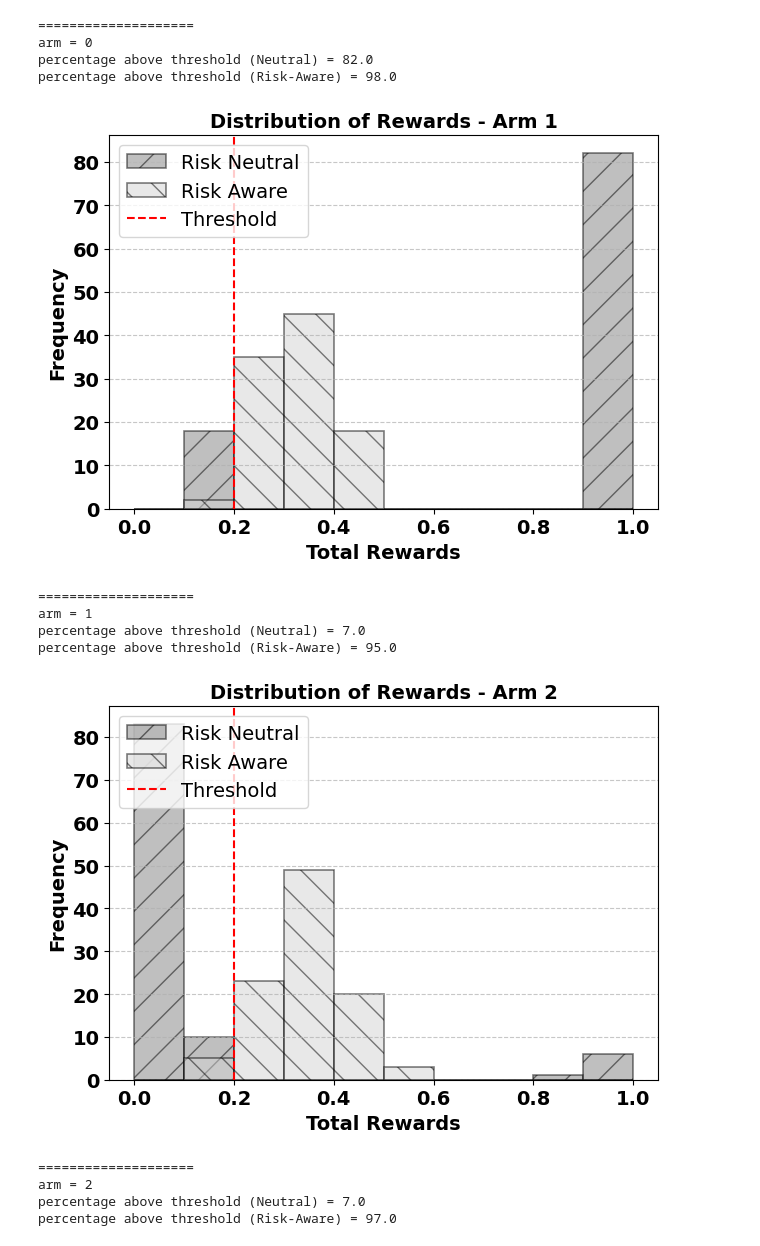
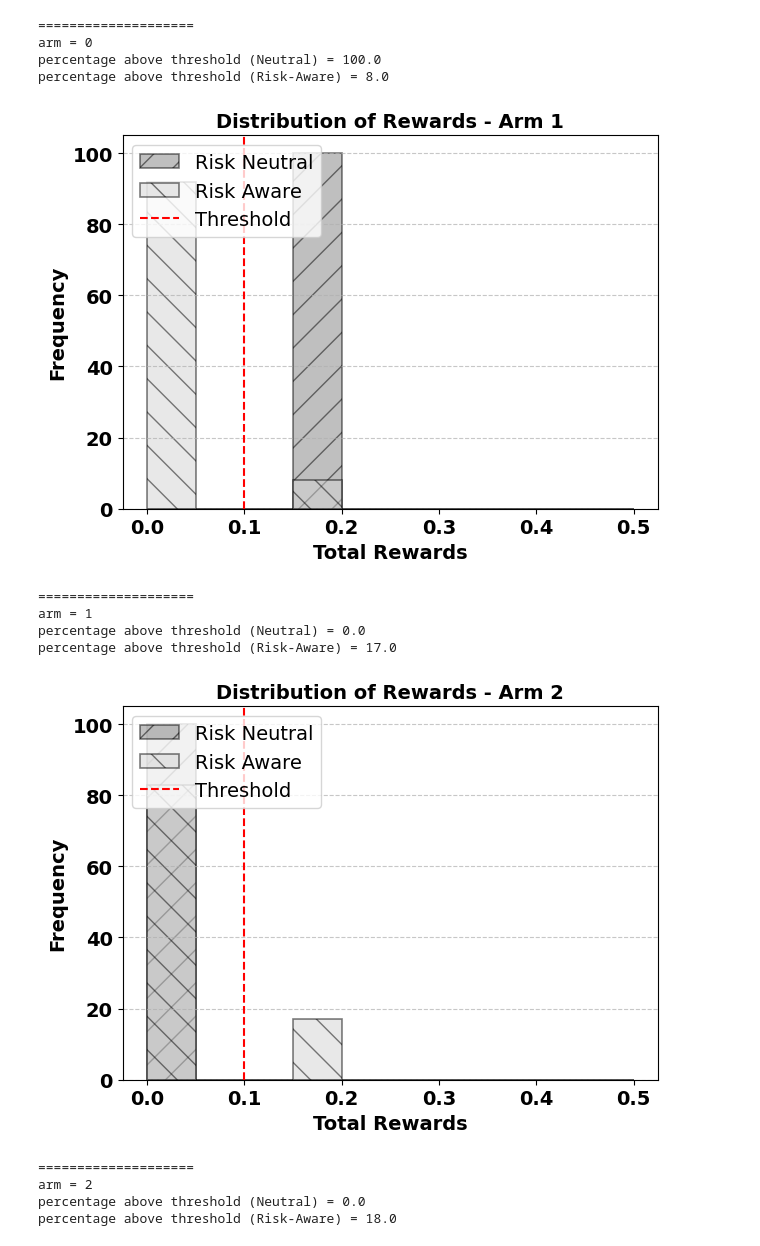
Before and after one commit to nima-akbarzadeh/RiskAwareJournal, a Jupyter notebook: histogram_single.ipynb, the cells around one changed output. Cells and saved outputs as stored; diff of their text form; code cells hidden in the pictures.

```diff
--- a/histogram_single.ipynb
+++ b/histogram_single.ipynb
@@ -3,16 +3,14 @@ import joblib
 import numpy as np
 import matplotlib.pyplot as plt
 
-bins = np.linspace(0, 1, 11)
-
-df = 0.9
+df = 0.95
 nt = 100
-ns = 3
-nc = 3
+ns = 4
+nc = 5
 ng = 10
 n_arms = ns*nc
-ut = (2, 16)
-th = 0.2
+ut = (3, 8)
+th = 0.1
 fr = 0.3
 
 file1 = f'./planning-infinite/df{df}_nt{nt}_ns{ns}_ng{ng}_nc{nc}_ut{ut}_th{th}_fr{fr}_Neutral.joblib'
@@ -26,6 +24,7 @@ data2 = joblib.load(file2)
 totalrewards1 = data1[0]
 totalrewards2 = data2[0]
 # %%
+bins = np.linspace(0, 0.5, 11)
 
 # Iterate over each arm and create histograms
 for arm in range(n_arms):
@@ -51,42 +50,42 @@ for arm in range(n_arms):
 
     # Histogram for the second file
     plt.hist(
         totalrewards2[arm, :],
         bins=bins,
         alpha=0.5,
         label='Risk Aware',
         color='lightgray',
         edgecolor='black',
         linewidth=1.2,
         hatch='\\'  # Adding a different hatch pattern for black-and-white distinction
     )
 
     plt.axvline(x=th, color='red', linestyle='--', linewidth=1.5, label='Threshold')
 
     # Plot formatting
     plt.title(f'Distribution of Rewards - Arm {arm+1}', fontsize=14, fontweight='bold')
     plt.xlabel('Total Rewards', fontsize=14, fontweight='bold')
     plt.ylabel('Frequency', fontsize=14, fontweight='bold')
     plt.xticks(fontsize=14, fontweight='bold')
     plt.yticks(fontsize=14, fontweight='bold')
     plt.legend(loc='upper left', fontsize=14)
     plt.grid(axis='y', linestyle='--', alpha=0.7)
     plt.tight_layout()
 
     # Show the plot
     plt.show()
 # %% [output]
 ====================
 arm = 0
-percentage above threshold (Neutral) = 82.0
-percentage above threshold (Risk-Aware) = 98.0
+percentage above threshold (Neutral) = 100.0
+percentage above threshold (Risk-Aware) = 8.0
-[figure, old version]
+[figure, new version]
 ====================
 arm = 1
-percentage above threshold (Neutral) = 7.0
-percentage above threshold (Risk-Aware) = 95.0
+percentage above threshold (Neutral) = 0.0
+percentage above threshold (Risk-Aware) = 17.0
-[figure, old version]
+[figure, new version]
 ====================
 arm = 2
-percentage above threshold (Neutral) = 7.0
-percentage above threshold (Risk-Aware) = 97.0
+percentage above threshold (Neutral) = 0.0
+percentage above threshold (Risk-Aware) = 18.0
```
Also changed, not shown: parts of 1 cell of this notebook, 6 other files.
